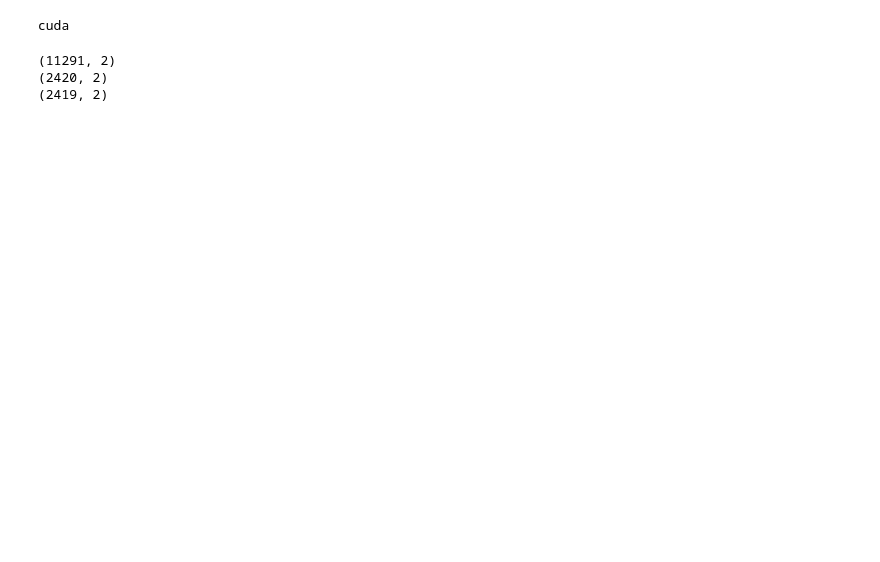
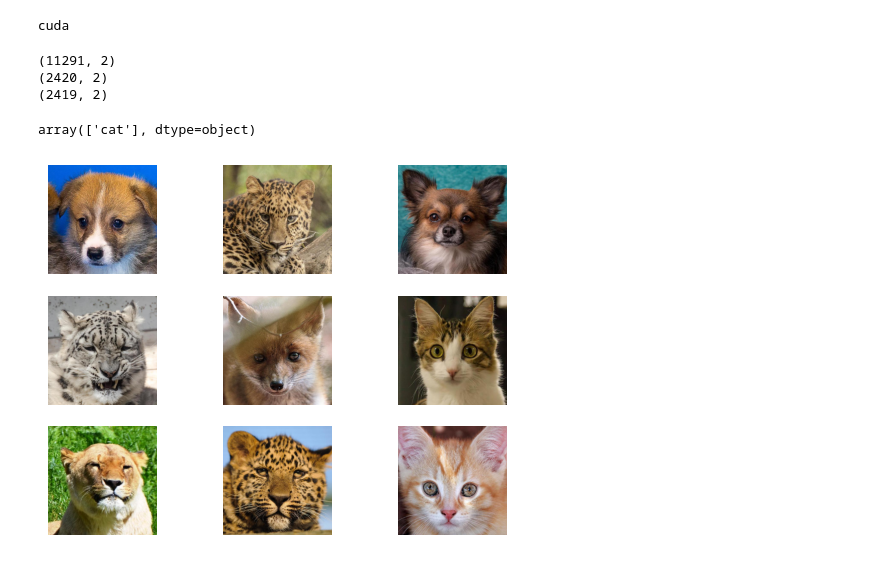
Before and after one commit to MGMathayi/Newb2ProRoadmap, a Jupyter notebook: AnimalFaces/AnimalFacesImageClassifier.ipynb, the cells around one changed output. Saved outputs shown, nothing was run; the diff lists cells and outputs as text; code cells hidden in the pictures; blank space fills up the shorter version.

Commit message:
Continuing with the project, did a sanity check on the Dataset class

```diff
--- a/AnimalFaces/AnimalFacesImageClassifier.ipynb
+++ b/AnimalFaces/AnimalFacesImageClassifier.ipynb
@@ -69,0 +74,18 @@ class CustomImageDataset(Dataset):
+# %%
+label_encoder.inverse_transform([0])
+# %% [output]
+array(['cat'], dtype=object)
+# %%
+#sanity check
+n_rows = 3
+n_cols = 3
+f, axarr = plt.subplots(n_rows, n_cols)
+
+for row in range(n_rows):
+    for col in range(n_cols):
+        image = Image.open(data_df.sample(n=1)["image_path"].iloc[0]).convert("RGB")
+        axarr[row,col].imshow(image)
+        axarr[row,col].axis('off')
+plt.show()
+# %% [output]
+[figure, added]
```
Also changed, not shown: parts of 2 cells of this notebook.
